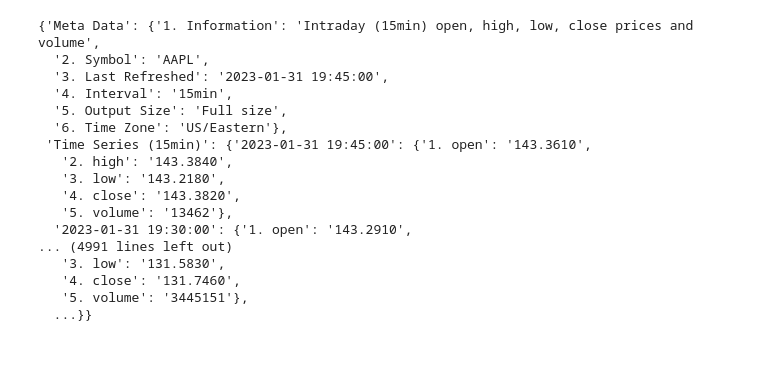
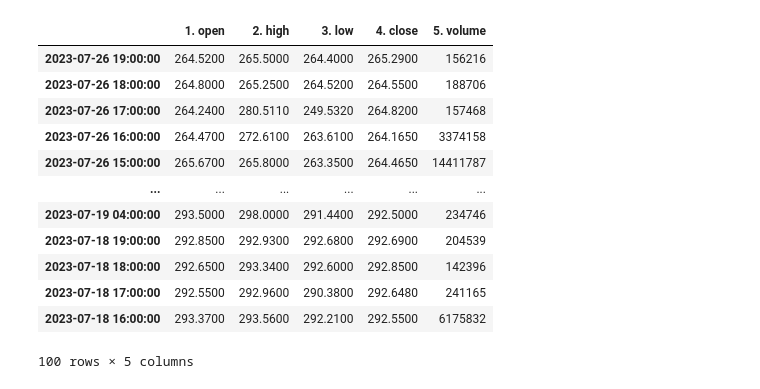
Before and after one commit to Fhernandezg745/data_eng_project, a Jupyter notebook: api.config.ipynb, the cells around one changed output. Drawn from its saved outputs; the diff is of its cells as text; code cells hidden in the pictures; blank space fills up the shorter version.

```diff
--- a/api.config.ipynb
+++ b/api.config.ipynb
@@ -17,23 +42,30 @@ size = 'full'
 # %%
-parameters_market_data = {'function':function, 'symbol':symbol, 'interval':interval,
-            'adjusted':adjusted,'outputsize':size,'apikey':token, 'month':month, }
+#Parameters for stocks on market data
+function = 'TIME_SERIES_INTRADAY'
+symbol= 'TSLA'
+interval = '60min'
+adjusted=True
+extended_hours=False
+size = 'compact'
+
+parameters_market_data = {'function':function, 'symbol':symbol, 'interval':interval, 'extended_hours':extended_hours,
+            'adjusted':adjusted,'outputsize':size,'apikey':token }
 r = requests.get(base_url,params=parameters_market_data)
-r.json()
+
+data = r.json()['Time Series (60min)']
+data_df = pd.DataFrame.from_dict(data, orient="index")
+data_df
 # %% [output]
+|  | 1. open | 2. high | 3. low | 4. close | 5. volume |
+| 2023-07-26 19:00:00 | 264.5200 | 265.5000 | 264.4000 | 265.2900 | 156216 |
+| 2023-07-26 18:00:00 | 264.8000 | 265.2500 | 264.5200 | 264.5500 | 188706 |
+| 2023-07-26 17:00:00 | 264.2400 | 280.5110 | 249.5320 | 264.8200 | 157468 |
+| 2023-07-26 16:00:00 | 264.4700 | 272.6100 | 263.6100 | 264.1650 | 3374158 |
+| 2023-07-26 15:00:00 | 265.6700 | 265.8000 | 263.3500 | 264.4650 | 14411787 |
+| ... | ... | ... | ... | ... | ... |
+| 2023-07-19 04:00:00 | 293.5000 | 298.0000 | 291.4400 | 292.5000 | 234746 |
+| 2023-07-18 19:00:00 | 292.8500 | 292.9300 | 292.6800 | 292.6900 | 204539 |
+| 2023-07-18 18:00:00 | 292.6500 | 293.3400 | 292.6000 | 292.8500 | 142396 |
+| 2023-07-18 17:00:00 | 292.5500 | 292.9600 | 290.3800 | 292.6480 | 241165 |
+| 2023-07-18 16:00:00 | 293.3700 | 293.5600 | 292.2100 | 292.5500 | 6175832 |
-{'Meta Data': {'1. Information': 'Intraday (15min) open, high, low, close prices and volume',
-  '2. Symbol': 'AAPL',
-  '3. Last Refreshed': '2023-01-31 19:45:00',
-  '4. Interval': '15min',
-  '5. Output Size': 'Full size',
-  '6. Time Zone': 'US/Eastern'},
- 'Time Series (15min)': {'2023-01-31 19:45:00': {'1. open': '143.3610',
-   '2. high': '143.3840',
-   '3. low': '143.2180',
-   '4. close': '143.3820',
-   '5. volume': '13462'},
-  '2023-01-31 19:30:00': {'1. open': '143.2910',
-... (4991 lines left out)
-   '3. low': '131.5830',
-   '4. close': '131.7460',
-   '5. volume': '3445151'},
-  ...}}
+100 rows × 5 columns
```
Also changed, not shown: parts of 15 cells of this notebook.
